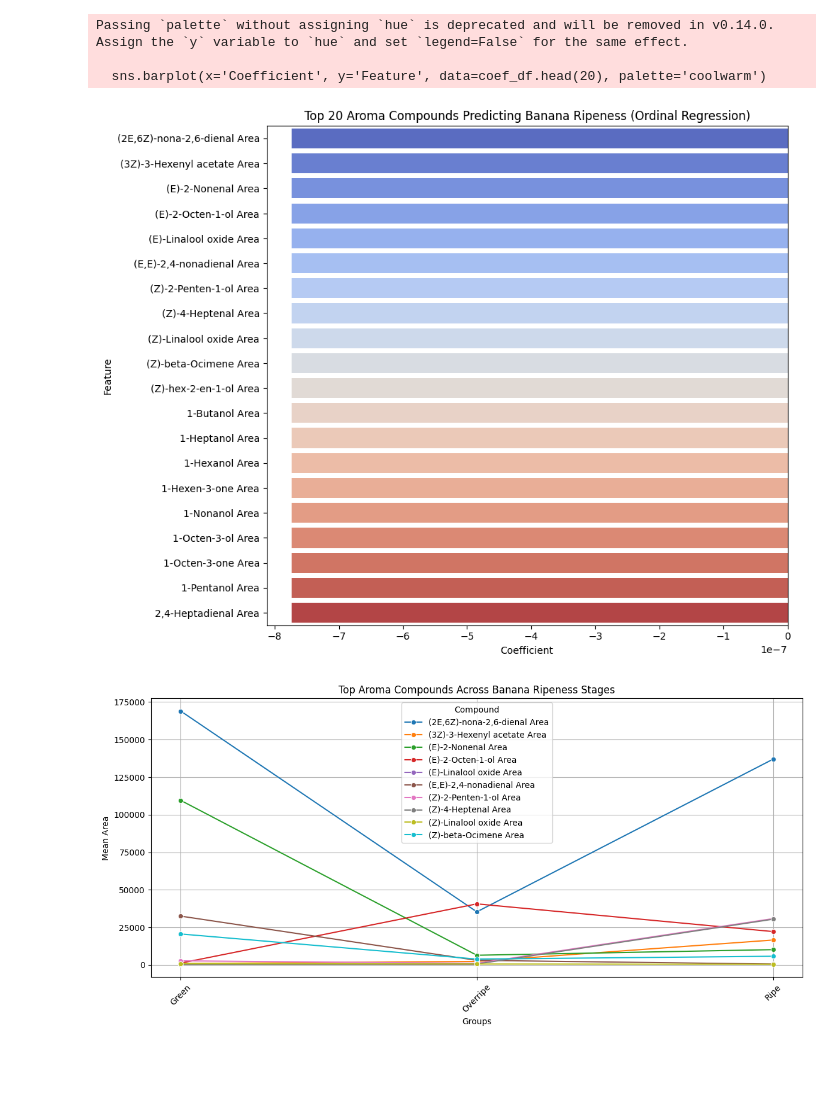
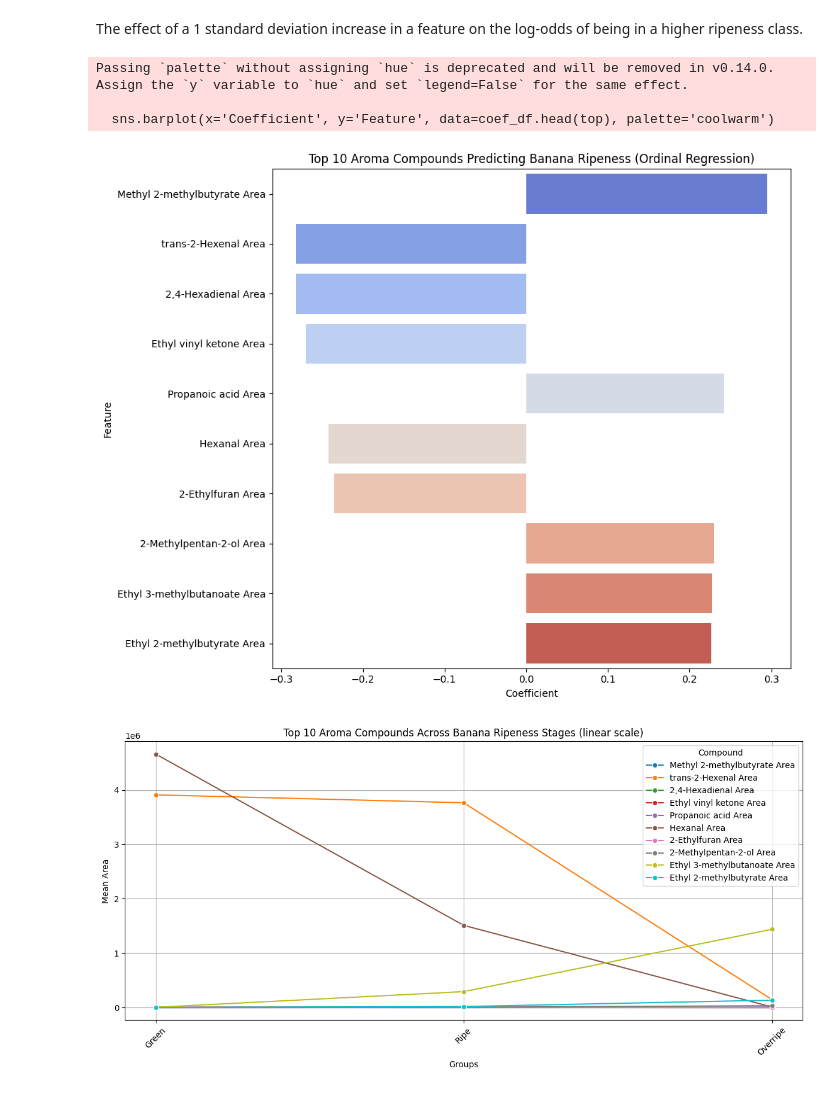
Before and after one commit to subarumuroi/downstream_analysis, a Jupyter notebook: banana ordinal regression.ipynb, the cells around one changed output. Drawn from its saved outputs; the diff is of its cells as text; code cells hidden in the pictures; blank space fills up the shorter version.

Commit message:
improved ml models for badata

```diff
--- a/banana ordinal regression.ipynb
+++ b/banana ordinal regression.ipynb
@@ -5,76 +1,97 @@ Top version keeps all data, bottom version removes columns with less than 50% da
+# %% [markdown]
+The effect of a 1 standard deviation increase in a feature on the log-odds of being in a higher ripeness class.
 # %%
 import pandas as pd
 import numpy as np
 import matplotlib.pyplot as plt
 import seaborn as sns
-from sklearn.impute import SimpleImputer
+from sklearn.preprocessing import MinMaxScaler
 from mord import LogisticAT  # Ordinal regression model
 
+
+# parameter: this can be adjusted to show the number of top values to display in figures
+top = 10
+
+
 # Load the dataset
-df = pd.read_csv("badata.csv")
+df = pd.read_csv("badata_imputed_filled.csv")
 
-# Drop the first unnamed column if it's an index
+# Drop the first unnamed column as it's an index
 df = df.drop(columns=[df.columns[0]])
 
-# Remove columns with more than 50% missing values
-threshold = 0.5
-missing_ratio = df.isnull().mean()
-filtered_df = df.loc[:, missing_ratio < threshold]
-
 # Separate features and target
-target = filtered_df['Groups']
-features = filtered_df.drop(columns=['Groups'])
+target = df['Groups']
+features = df.drop(columns=['Groups'])
 
 # Encode the target as ordinal: Green < Ripe < Overripe
 ordinal_map = {'Green': 0, 'Ripe': 1, 'Overripe': 2}
 y = target.map(ordinal_map).values
 
-# Impute missing values in features
-imputer = SimpleImputer(strategy='mean')
-X = imputer.fit_transform(features)
+#log features
+X_log = np.log(features)
+
+# scale values
+scaler = MinMaxScaler()
+X = scaler.fit_transform(X_log)
 
 # Fit ordinal regression model
 model = LogisticAT()
 model.fit(X, y)
 
 # Get feature coefficients
-coefficients = model.coef_[0]
+coefficients = model.coef_
 feature_names = features.columns
-coef_df = pd.DataFrame({'Feature': feature_names, 'Coefficient': coefficients})
-coef_df['Abs_Coefficient'] = coef_df['Coefficient'].abs()
-coef_df = coef_df.sort_values(by='Abs_Coefficient', ascending=False)
+coef_df = pd.DataFrame({
+    'Feature': feature_names,
+    'Coefficient': coefficients,
+    'Abs_Coefficient': np.abs(coefficients)
+}).sort_values(by='Abs_Coefficient', ascending=False)
 
-# Plot top 20 contributing features
+# Plot top contributing features
 plt.figure(figsize=(10, 8))
-sns.barplot(x='Coefficient', y='Feature', data=coef_df.head(20), palette='coolwarm')
-plt.title('Top 20 Aroma Compounds Predicting Banana Ripeness (Ordinal Regression)')
+sns.barplot(x='Coefficient', y='Feature', data=coef_df.head(top), palette='coolwarm')
+plt.title(f'Top {top} Aroma Compounds Predicting Banana Ripeness (Ordinal Regression)')
 plt.tight_layout()
-plt.savefig("ordinal_top_features.png")
+#plt.savefig("ordinal_top_features.png")
 plt.show()
 
 
 
-# Select top 10 contributing features
-top_features = coef_df.head(10)['Feature'].values
+# Select top contributing features
+top_features = coef_df.head(top)['Feature'].values
 
 # Calculate mean values of top features grouped by ripeness
 grouped_means = df.groupby('Groups')[top_features].mean().reset_index()
 
 # Melt the dataframe for plotting
 melted_df = grouped_means.melt(id_vars='Groups', var_name='Compound', value_name='Mean Area')
+# Ensure Groups are in the correct ordinal order
+melted_df['Groups'] = pd.Categorical(melted_df['Groups'], categories=['Green', 'Ripe', 'Overripe'], ordered=True)
 
 # Plot lineplot showing how compound levels change across ripeness stages
 plt.figure(figsize=(12, 6))
 sns.lineplot(data=melted_df, x='Groups', y='Mean Area', hue='Compound', marker='o')
-plt.title('Top Aroma Compounds Across Banana Ripeness Stages')
+plt.title(f'Top {top} Aroma Compounds Across Banana Ripeness Stages (linear scale)')
 plt.xticks(rotation=45)
 plt.grid(True)
 plt.tight_layout()
-plt.savefig("top_compounds_lineplot.png")
+#plt.savefig("top_compounds_lineplot.png")
 plt.show()
+
+# 2nd plot with log scale as data is compressed at bottom
+plt.figure(figsize=(12, 6))
+sns.lineplot(data=melted_df, x='Groups', y='Mean Area', hue='Compound', marker='o')
+plt.yscale('log')
+plt.title(f'Top {top} Aroma Compounds Across Banana Ripeness Stages (Log Scale)')
+plt.xticks(rotation=45)
+plt.grid(True)
+plt.legend([],[], frameon=False)  # removes the legend
+plt.tight_layout()
+#plt.savefig("top_compounds_lineplot(log).png")
+plt.show()
 # %% [output]
 Passing `palette` without assigning `hue` is deprecated and will be removed in v0.14.0. Assign the `y` variable to `hue` and set `legend=False` for the same effect.
 
-  sns.barplot(x='Coefficient', y='Feature', data=coef_df.head(20), palette='coolwarm')
+  sns.barplot(x='Coefficient', y='Feature', data=coef_df.head(top), palette='coolwarm')
-[figure, old version]
+[figure, new version]
-[figure, old version]
+[figure, new version]
```
Also changed, not shown: parts of 4 cells of this notebook, 1 other file.
